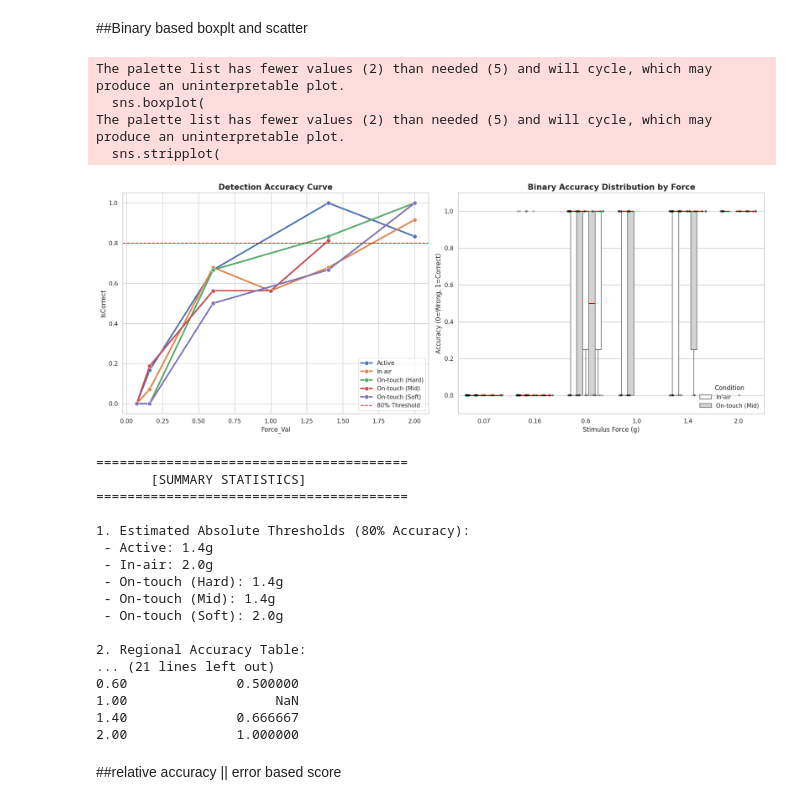
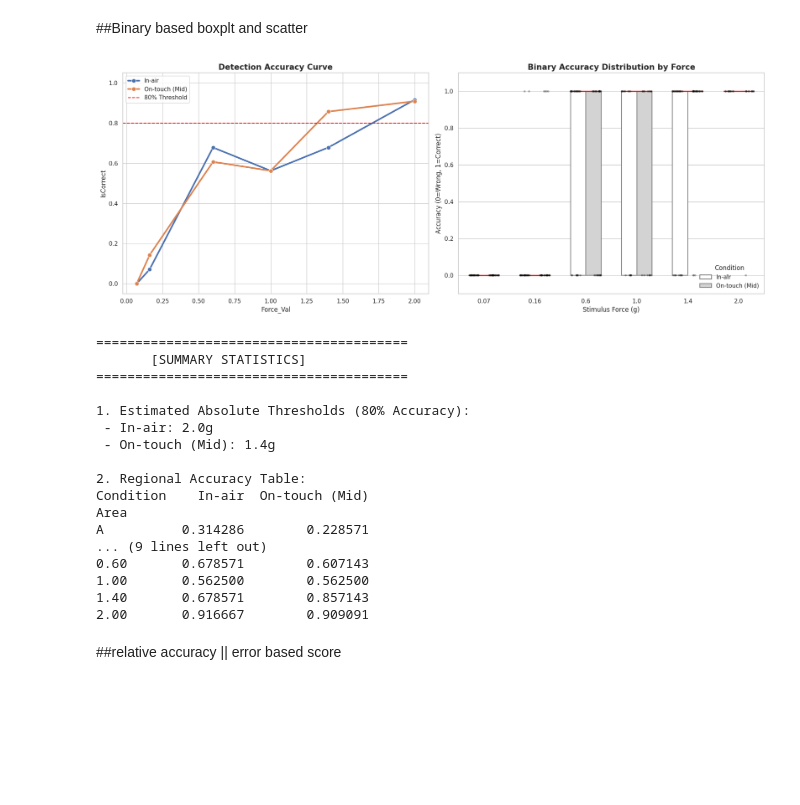
Before and after one commit to kyungeunvoyage/NailFoldExp, a Jupyter notebook: Analysis/DataAnalysis_2.ipynb, the cells around one changed output. Saved outputs shown, nothing was run; the diff lists cells and outputs as text; code cells hidden in the pictures; blank space fills up the shorter version.

```diff
--- a/Analysis/DataAnalysis_2.ipynb
+++ b/Analysis/DataAnalysis_2.ipynb
@@ -28,6 +28,7 @@ if data_list:
     df = pd.concat(data_list, ignore_index=True)
 
     # 1. Condition 명칭 변경 (Active -> On-touch)
+    df['Condition'] = df['Condition'].replace('Active', 'On-touch (Mid)')
     df = df[df['Condition'] != 'On-touch (Soft)']
     df['Condition'] = df['Condition'].replace('On-touch (Hard)', 'On-touch (Mid)')
 
@@ -46,9 +47,15 @@ else:
 # %% [markdown]
 ##Binary based boxplt and scatter
 # %%
+#공백제거
+df['Condition'] = df['Condition'].str.strip()
+
+df['Condition'] = df['Condition'].replace('Active', 'On-touch (Mid)')
+df['Condition'] = df['Condition'].replace('On-touch (Hard)', 'On-touch (Mid)')
+
+df = df[df['Condition'] != 'On-touch (Soft)']
+
 df['Force_Val'] = df['Force'].str.extract('(\d+\.?\d*)').astype(float)
-df = df[df['Condition'] != 'On-touch (Soft)']
-df['Condition'] = df['Condition'].replace('On-touch (Hard)', 'On-touch (Mid)')
 force_order = sorted(df['Force_Val'].unique())
 
 # 2. 그래프 그리기 (1x2 Plot)
@@ -65,38 +72,34 @@ axes[0].set_ylim(-0.05, 1.05)
 axes[0].legend()
 
 # --- (Right) Binary Accuracy Box Plot by Force ---
 # y축이 IsCorrect(0 또는 1)인 상태에서 강도별 분포 확인
 sns.boxplot(
     ax=axes[1], data=df, x='Force_Val', y='IsCorrect', hue='Condition',
     order=force_order, palette=['#FFFFFF', '#D3D3D3'],
     linewidth=1.5, fliersize=0, width=0.6,
     medianprops={'color': 'red', 'linewidth': 2}  # 중앙값 빨간 선
 )
 
 # 개별 응답(0 또는 1)을 점으로 표시
 sns.stripplot(
     ax=axes[1], data=df, x='Force_Val', y='IsCorrect', hue='Condition',
     order=force_order, dodge=True, palette=['#000000', '#000000'],
     alpha=0.3, size=4, jitter=0.2
 )
 
 axes[1].set_title('Binary Accuracy Distribution by Force', fontsize=15, fontweight='bold')
 axes[1].set_xlabel('Stimulus Force (g)', fontsize=12)
 axes[1].set_ylabel('Accuracy (0=Wrong, 1=Correct)', fontsize=12)
 axes[1].set_ylim(-0.1, 1.1)
 
 # 레전드 정리
 handles, labels = axes[1].get_legend_handles_labels()
 axes[1].legend(handles[0:2], labels[0:2], title='Condition', frameon=False, loc='lower right')
 
 plt.tight_layout()
 plt.show()
 # %% [output]
-The palette list has fewer values (2) than needed (5) and will cycle, which may produce an uninterpretable plot.
-  sns.boxplot(
-The palette list has fewer values (2) than needed (5) and will cycle, which may produce an uninterpretable plot.
-  sns.stripplot(
-[figure, old version]
+[figure, new version]
 # %%
 # [추가] overall_acc 정의: 구역(Area)에 상관없이 조건/강도별 전체 평균 정답률 계산
 overall_acc = df.groupby(['Condition', 'Force_Val'])['IsCorrect'].mean().reset_index()
@@ -135,18 +138,18 @@ print(pivot_force)
 ========================================
 
 1. Estimated Absolute Thresholds (80% Accuracy):
- - Active: 1.4g
  - In-air: 2.0g
- - On-touch (Hard): 1.4g
  - On-touch (Mid): 1.4g
- - On-touch (Soft): 2.0g
 
 2. Regional Accuracy Table:
-... (21 lines left out)
-0.60              0.500000
-1.00                   NaN
-1.40              0.666667
-2.00              1.000000
+Condition    In-air  On-touch (Mid)
+Area
+A          0.314286        0.228571
+... (9 lines left out)
+0.60       0.678571        0.607143
+1.00       0.562500        0.562500
+1.40       0.678571        0.857143
+2.00       0.916667        0.909091
 # %% [markdown]
 ##relative accuracy || error based score
 # %%
```
Also changed, not shown: parts of 9 cells of this notebook.
